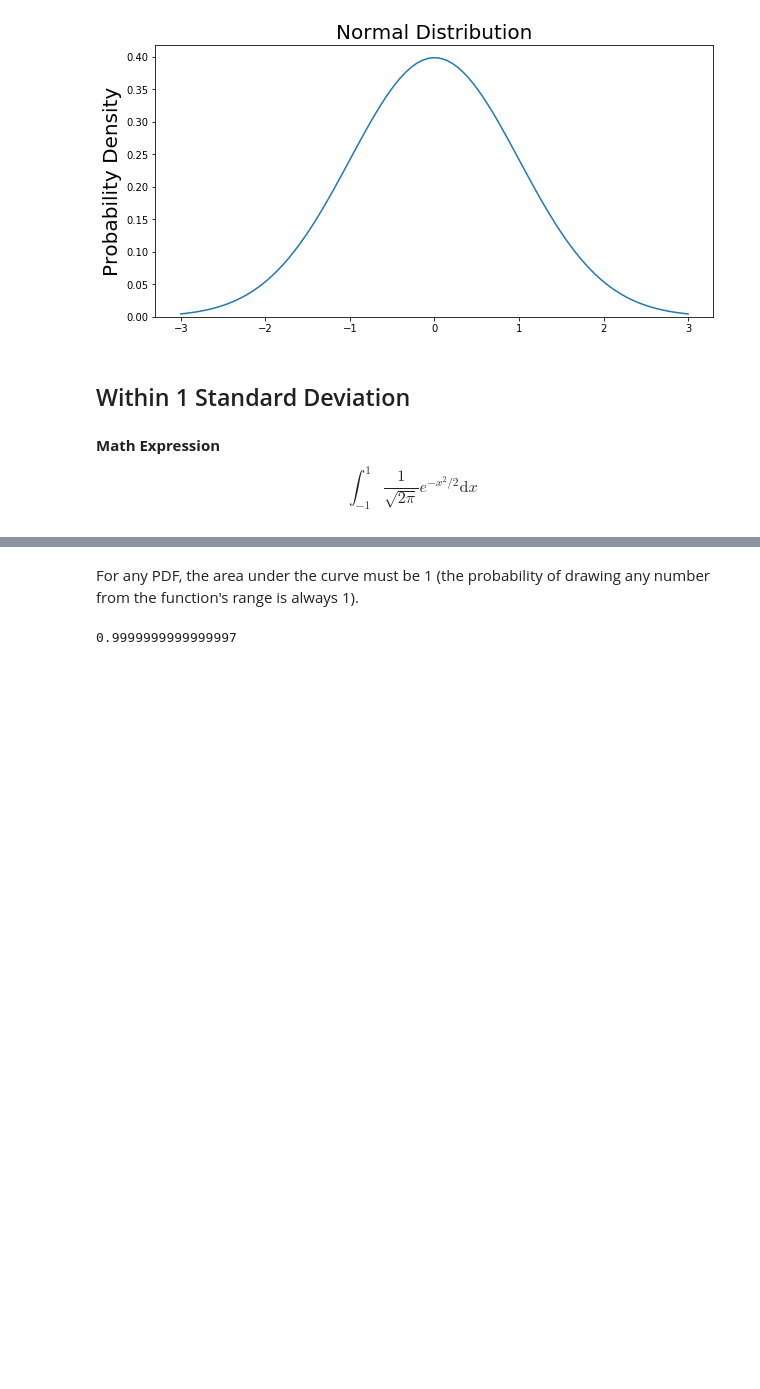
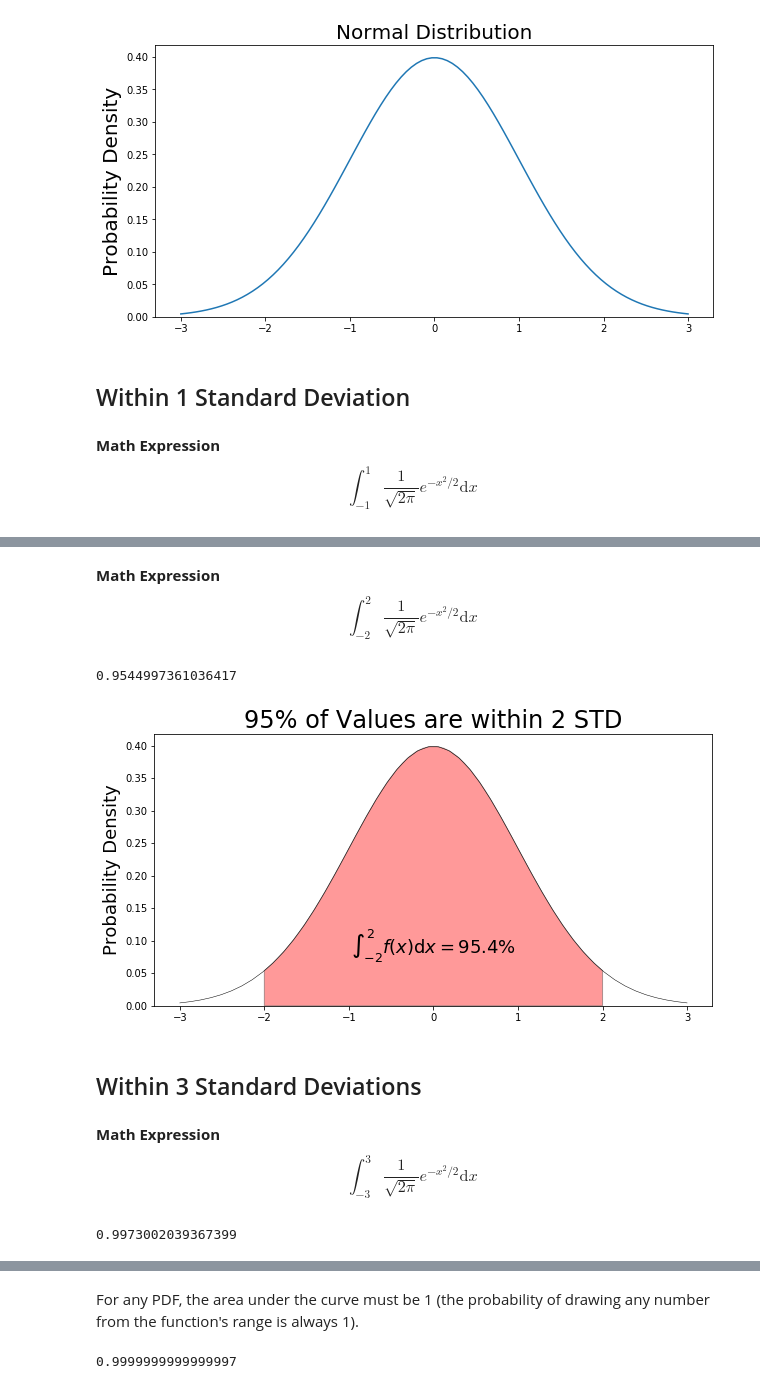
Before and after one commit to mGalarnyk/Python_Tutorials, a Jupyter notebook: Statistics/normal_Distribution_Area_Under_Curve.ipynb, the cells around one changed output, grey strips where cells are left out. Saved outputs shown, nothing was run; the diff lists cells and outputs as text; code cells hidden in the pictures; blank space fills up the shorter version.

```diff
--- a/Statistics/normal_Distribution_Area_Under_Curve.ipynb
+++ b/Statistics/normal_Distribution_Area_Under_Curve.ipynb
@@ -102,0 +101,54 @@ ax.set_ylabel(r'Probability Density', fontsize = 18);
+# %% [markdown]
+<b>Math Expression</b> $$\int_{-2}^{2}\frac{1}{\sqrt{2\pi}}e^{-x^{2}/2}\mathrm{d}x$$
+# %%
+# Make the PDF for the normal distribution a function
+def normalProbabilityDensity(x):
+    constant = 1.0 / np.sqrt(2*np.pi)
+    return(constant * np.exp((-x**2) / 2.0) )
+
+# Integrate PDF from -2 to 2
+result, _ = quad(normalProbabilityDensity, -2, 2, limit = 1000)
+print(result)
+# %% [output]
+0.9544997361036417
+# %%
+a, b = -2, 2 # integral limits
+
+x = np.linspace(-3, 3)
+y = normalProbabilityDensity(x)
+
+fig, ax = plt.subplots(figsize=(10, 5))
+ax.plot(x, y, 'k', linewidth=.5)
+ax.set_ylim(ymin=0)
+
+# Make the shaded region
+ix = np.linspace(a, b)
+iy = normalProbabilityDensity(ix)
+verts = [(a, 0)] + list(zip(ix, iy)) + [(b, 0)]
+poly = Polygon(verts, facecolor='red', edgecolor='0.2', alpha = .4)
+ax.add_patch(poly);
+
+ax.text(0, .08, r"$\int_{-2}^{2} f(x)\mathrm{d}x = $" + "{0:.1f}%".format(result*100),
+         horizontalalignment='center', fontsize=18);
+
+ax.set_title(r'95% of Values are within 2 STD', fontsize = 24);
+ax.set_ylabel(r'Probability Density', fontsize = 18);
+
+fig.savefig('images/95_2_std.png', dpi = 1200)
+# %% [output]
+[figure, added]
+# %% [markdown]
+## Within 3 Standard Deviations
+# %% [markdown]
+<b>Math Expression</b> $$\int_{-3}^{3}\frac{1}{\sqrt{2\pi}}e^{-x^{2}/2}\mathrm{d}x$$
+# %%
+# Make the PDF for the normal distribution a function
+def normalProbabilityDensity(x):
+    constant = 1.0 / np.sqrt(2*np.pi)
+    return(constant * np.exp((-x**2) / 2.0) )
+
+# Integrate PDF from -3 to 3
+result, _ = quad(normalProbabilityDensity, -3, 3, limit = 1000)
+print(result)
+# %% [output]
+0.9973002039367399
```
Also changed, not shown: parts of 8 cells of this notebook, 11 other files.
